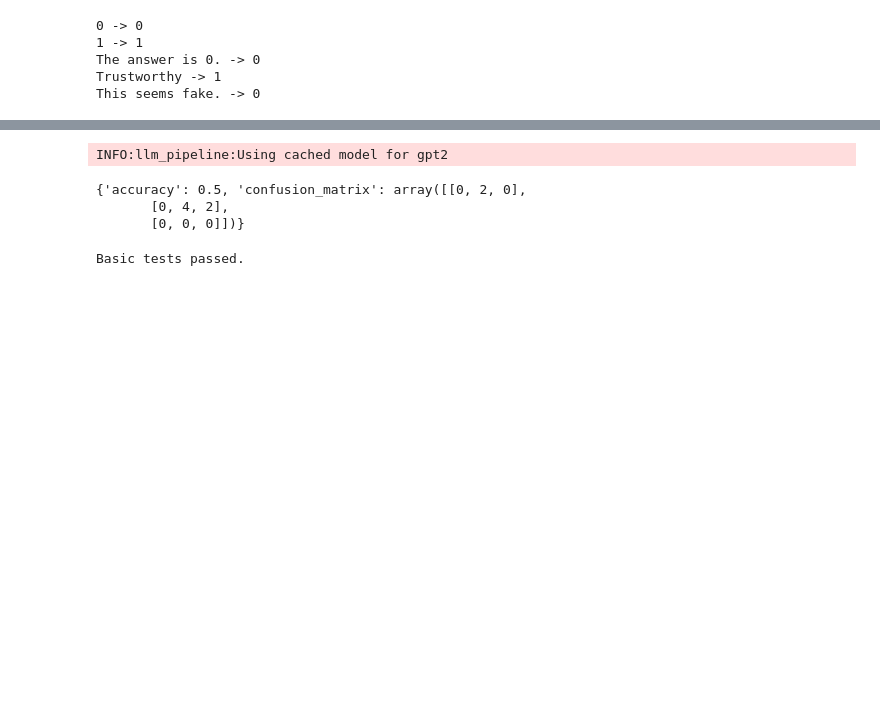
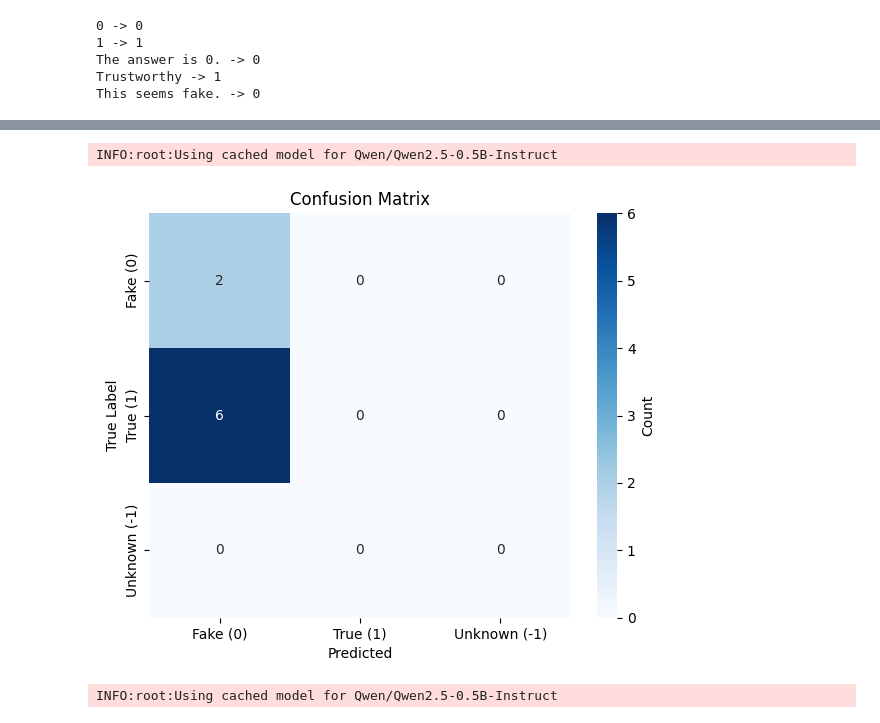
Before and after one commit to paul-talma/fake_news_interpretability, a Jupyter notebook: llm_inference_pipeline.ipynb, the cells around one changed output, grey strips where cells are left out. Cells and saved outputs as stored; diff of their text form; code cells hidden in the pictures; blank space fills up the shorter version.

```diff
--- a/llm_inference_pipeline.ipynb
+++ b/llm_inference_pipeline.ipynb
@@ -51,7 +51,7 @@ except Exception as e:
 
 # Configure logging
 logging.basicConfig(level=logging.INFO)
-logger = logging.getLogger("llm_pipeline")
+logger = logging.getLogger()
 hf_logging.set_verbosity_error()
 
 # Device detection
@@ -306,9 +276,12 @@ CLASSIFICATION (0 or 1):
 
 
 def load_dataset(
-    data_dir: Path = DATA_DIR, max_rows: Optional[int] = None
+    data_dir: Path = DATA_DIR, max_rows: Optional[int] = None, use_seed=True
 ) -> pd.DataFrame:
-    """Load dataset by combining `fake.csv` (label 0) and `true.csv` (label 1)."""
+    """
+    Load dataset by combining `fake.csv` (label 0) and `true.csv` (label 1).
+    Returns dataframe with columns "article" and "label".
+    """
     fake_path = data_dir / "fake.csv"
     true_path = data_dir / "true.csv"
 
@@ -330,7 +303,10 @@ def load_dataset(
             true_df = pd.DataFrame({"article": true_text, "label": 1})
             df = pd.concat([fake_df, true_df], ignore_index=True)
             if max_rows is not None:
-                df = df.sample(n=min(len(df), max_rows), random_state=DEFAULT_SEED)
+                df = df.sample(
+                    n=min(len(df), max_rows),
+                    random_state=(DEFAULT_SEED if use_seed else None),
+                )
             return df
         except Exception as e:
             logger.warning(f"Failed to read CSVs: {e}")
@@ -508,54 +568,38 @@ print(compute_metrics([1, 0, 1, 0], [1, 0, None, 0]))
 # %%
 # Full pipeline runner for a model name (small, non-optimized demo)
 
 
 def run_pipeline_on_dataset(
     model_name: str,
     df: pd.DataFrame,
     k: int = 20,
     sample_mode: str = "random",
     seed: Optional[int] = None,
 ):
-    model, tokenizer = load_model_safe(model_name)
+    model, tokenizer = load_model(model_name)
     samples = sample_k(df, k=k, mode=sample_mode, seed=seed)
-    prompts = [make_prompt(a) for a in samples.article.tolist()]
+    prompts = make_prompts(samples.article.tolist())
     outputs = generate_batch(model, tokenizer, prompts, batch_size=4)
     preds = [extract_classification(o) for o in outputs]
     metrics = compute_metrics(samples.label.tolist(), preds)
     return {"model": model_name, "metrics": metrics, "preds": preds, "samples": samples}
 
 
-# Run on smoke model for a small k
-demo_res = run_pipeline_on_dataset("gpt2", dataset, k=8)
-print(demo_res["metrics"])
+demo_res = run_pipeline_on_dataset(pipeline_spec.default_model, dataset, k=8)
+plot_confusion_matrix(demo_res["metrics"]["confusion_matrix"])
 # %% [output]
-INFO:llm_pipeline:Using cached model for gpt2
+INFO:root:Using cached model for Qwen/Qwen2.5-0.5B-Instruct
-{'accuracy': 0.5, 'confusion_matrix': array([[0, 2, 0],
-       [0, 4, 2],
-       [0, 0, 0]])}
+[figure, added]
-# %%
-# Unit tests (pytest style) - small subset
-
-# Note: Running pytest in-notebook is possible via `!pytest -q` but here we provide small asserts for demo.
-
-
-def _test_tokenizer_roundtrip():
-    tok = default_tokenizer
-    txt = "Round trip test"
-    enc = tok(txt)
-    dec = tok.decode(enc.input_ids)
-    assert isinstance(dec, str)
-
-
-def _test_extract_classification():
-    assert extract_classification("0") == 0
-    assert extract_classification("1") == 1
-    assert extract_classification("This is fake news") == 0
-    assert extract_classification("Reliable and trustworthy") == 1
-
-
-_test_tokenizer_roundtrip()
-_test_extract_classification()
-print("Basic tests passed.")
-# %% [output]
-Basic tests passed.
+# %%
+model_list = [
+    "Qwen/Qwen2.5-0.5B-Instruct",
+]
+NUM_SAMPLES = 10
+SAMPLE_MODE = "random"
+results = []
+for model in model_list:
+    results.append(
+        run_pipeline_on_dataset(model, dataset, k=NUM_SAMPLES, sample_mode=SAMPLE_MODE)
+    )
+# %% [output]
+INFO:root:Using cached model for Qwen/Qwen2.5-0.5B-Instruct
```
Also changed, not shown: parts of 14 cells of this notebook.
